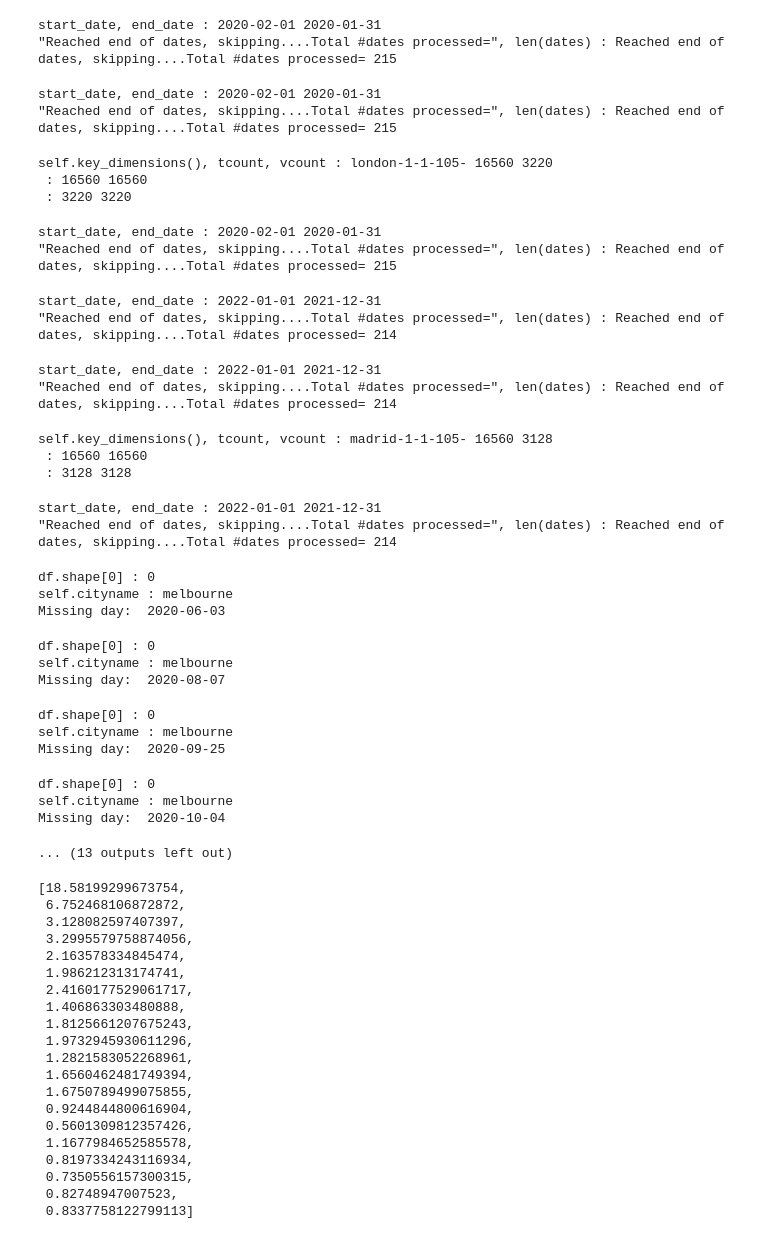
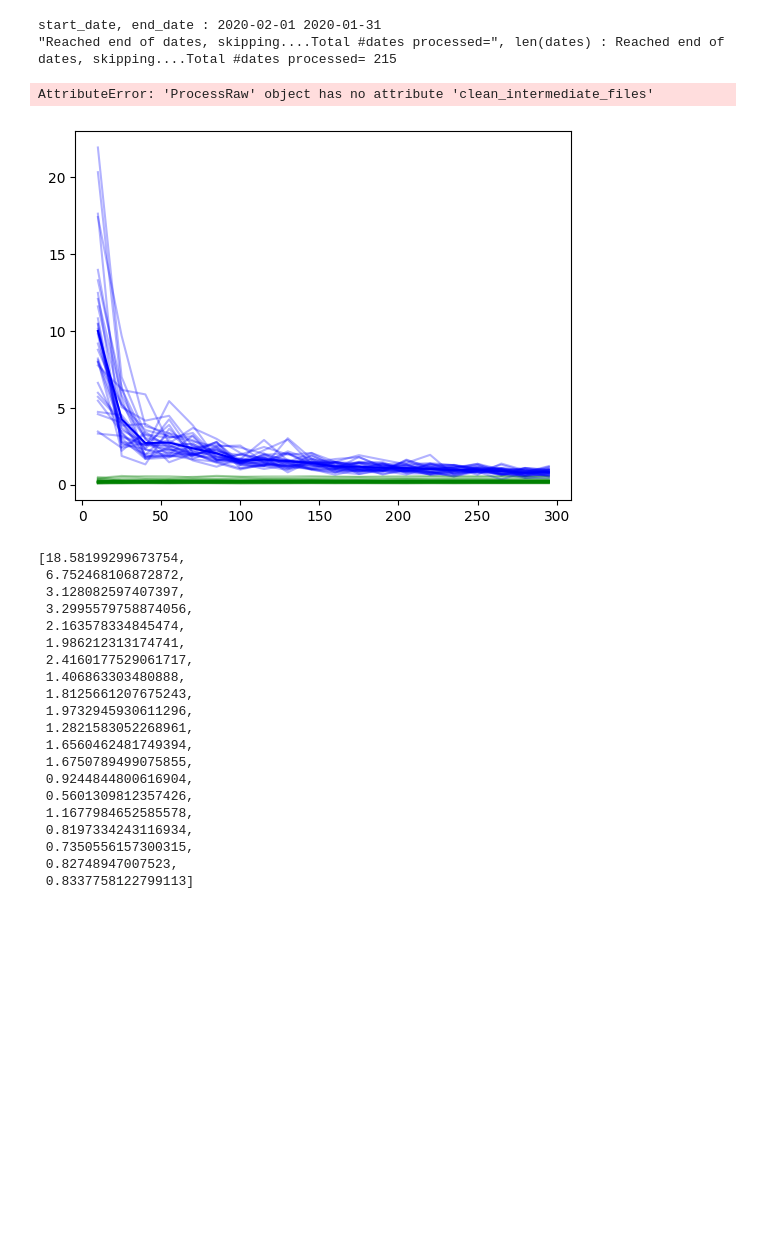
Before and after one commit to mie-lab/Complexity-Aware-Traffic-Prediction, a Jupyter notebook: exploration/CATP/preprocessing/distr_random_sampling_KL_Div.ipynb, the cells around one changed output. Saved outputs shown, nothing was run; the diff lists cells and outputs as text; code cells hidden in the pictures; blank space fills up the shorter version.

```diff
--- a/exploration/CATP/preprocessing/distr_random_sampling_KL_Div.ipynb
+++ b/exploration/CATP/preprocessing/distr_random_sampling_KL_Div.ipynb
@@ -54,21 +54,24 @@ def compute_temp_dist(file_list, query_point):
 from scipy.stats import entropy
 smooth_window = np.nan # no longer being used
 
-for cityname in ["london", "Madrid", "Melbourne"]:
-    for scale in [45, 105, 205]:
+for cityname in ["london"]: # , "Madrid", "Melbourne"]:
+    for scale in [45] :# , 105, 205]:
         for i_o_length in [1]:
             for pred_horiz in [1]: # [1]
                 plt.clf()
 
-                ProcessRaw(cityname=cityname, i_o_length=i_o_length, prediction_horizon=pred_horiz, grid_size=scale)
+                obj = ProcessRaw(cityname=cityname, i_o_length=i_o_length, prediction_horizon=pred_horiz, grid_size=scale)
                 prefix = ProcessRaw.file_prefix(cityname, i_o_length, pred_horiz, scale)
 
                 file_list = glob.glob("../train_data_all_cities/" + prefix + "/*_x.npy")
 
 
                 symmetric_KL_div_list_stacked = []
+                cross_corr_list_stacked = []
                 for repeat in tqdm(range(30), desc="Repeating N times"):
                     symmetric_KL_div_list = []
+                    cross_corr_list = []
+
                     N_range = np.arange(10, 300, 15)
                     BINS = np.arange(0, 7000, 100)
 
@@ -83,62 +86,47 @@ for cityname in ["london", "Madrid", "Melbourne"]:
                     for N in N_range:
 
                         random.shuffle(file_list)
 
                         distances = compute_temp_dist(file_list[:N], query_point)
                         hist_sample = np.histogram(distances, bins=BINS)[0]
                         pdf_dist_sample = hist_sample / hist_sample.sum() + 1e-16
 
                         symmetric_KL_div = entropy(pdf_dist_sample, pdf_dist_all) + \
                                            entropy(pdf_dist_all, pdf_dist_sample)
 
+                        correlation_valid_pad = (np.correlate(pdf_dist_all, pdf_dist_sample)).flatten().tolist()
+                        assert len(correlation_valid_pad) == 1
+
                         symmetric_KL_div_list.append(symmetric_KL_div)
+                        cross_corr_list.append(correlation_valid_pad[0])
 
                         # live plot to see progress as more points are added
                         # plt.plot(symmetric_KL_div_list, alpha=0.5)
                         # plt.savefig("dist_plots/" + "Single point KL-div (whole data, sample) \n"+prefix + ".png")
 
                     symmetric_KL_div_list_stacked.append(symmetric_KL_div_list)
+                    cross_corr_list_stacked.append(cross_corr_list)
 
-                    plt.plot(N_range, symmetric_KL_div_list, alpha=0.5)
+                    plt.plot(N_range, symmetric_KL_div_list, alpha=0.3, color="blue")
+                    plt.plot(N_range, cross_corr_list, alpha=0.3, color="green")
 
                 plt.plot(N_range, np.mean(np.array(symmetric_KL_div_list_stacked), axis=0), \
-                     alpha=1, color="black", label="Mean")
+                     alpha=1, color="blue", label="Mean-KL-div")
+
+                plt.plot(N_range, np.mean(np.array(cross_corr_list_stacked), axis=0), \
+                     alpha=1, color="green", label="Mean-Corr-plot")
+
+                obj.clean_intermediate_files()
+
             plt.xlabel("sample size(N)")
             plt.xticks(N_range, rotation=90, fontsize=8)
             plt.legend()
             plt.title("Single point KL-div whole data vs sample pdf \n"+prefix)
             plt.savefig("dist_plots/" + "Single point KL-div (whole data, sample) \n"+prefix + ".png")
             plt.clf()
 # %% [output]
 start_date, end_date : 2020-02-01 2020-01-31
 "Reached end of dates, skipping....Total #dates processed=", len(dates) : Reached end of dates, skipping....Total #dates processed= 215
-start_date, end_date : 2020-02-01 2020-01-31
-"Reached end of dates, skipping....Total #dates processed=", len(dates) : Reached end of dates, skipping....Total #dates processed= 215
+AttributeError: 'ProcessRaw' object has no attribute 'clean_intermediate_files'
-self.key_dimensions(), tcount, vcount : london-1-1-105- 16560 3220
- : 16560 16560
- : 3220 3220
-start_date, end_date : 2020-02-01 2020-01-31
-"Reached end of dates, skipping....Total #dates processed=", len(dates) : Reached end of dates, skipping....Total #dates processed= 215
-start_date, end_date : 2022-01-01 2021-12-31
-"Reached end of dates, skipping....Total #dates processed=", len(dates) : Reached end of dates, skipping....Total #dates processed= 214
-start_date, end_date : 2022-01-01 2021-12-31
-"Reached end of dates, skipping....Total #dates processed=", len(dates) : Reached end of dates, skipping....Total #dates processed= 214
-self.key_dimensions(), tcount, vcount : madrid-1-1-105- 16560 3128
- : 16560 16560
- : 3128 3128
-start_date, end_date : 2022-01-01 2021-12-31
-"Reached end of dates, skipping....Total #dates processed=", len(dates) : Reached end of dates, skipping....Total #dates processed= 214
-df.shape[0] : 0
-self.cityname : melbourne
-Missing day:  2020-06-03
-df.shape[0] : 0
-self.cityname : melbourne
-Missing day:  2020-08-07
-df.shape[0] : 0
-self.cityname : melbourne
-Missing day:  2020-09-25
-df.shape[0] : 0
-self.cityname : melbourne
-Missing day:  2020-10-04
-... (13 outputs left out)
+[figure, added]
 # %%
```
Also changed, not shown: parts of 1 cell of this notebook, 1 other file.
